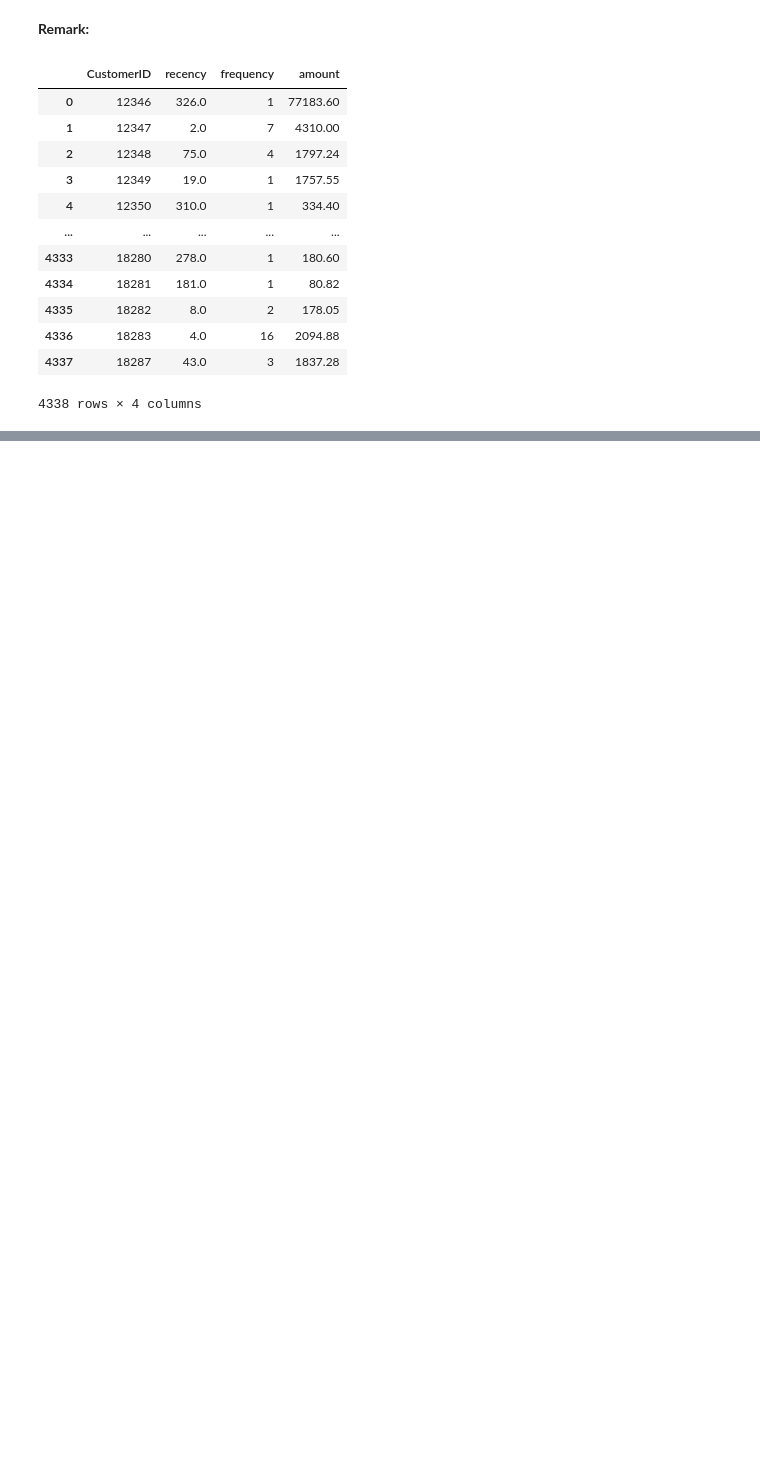
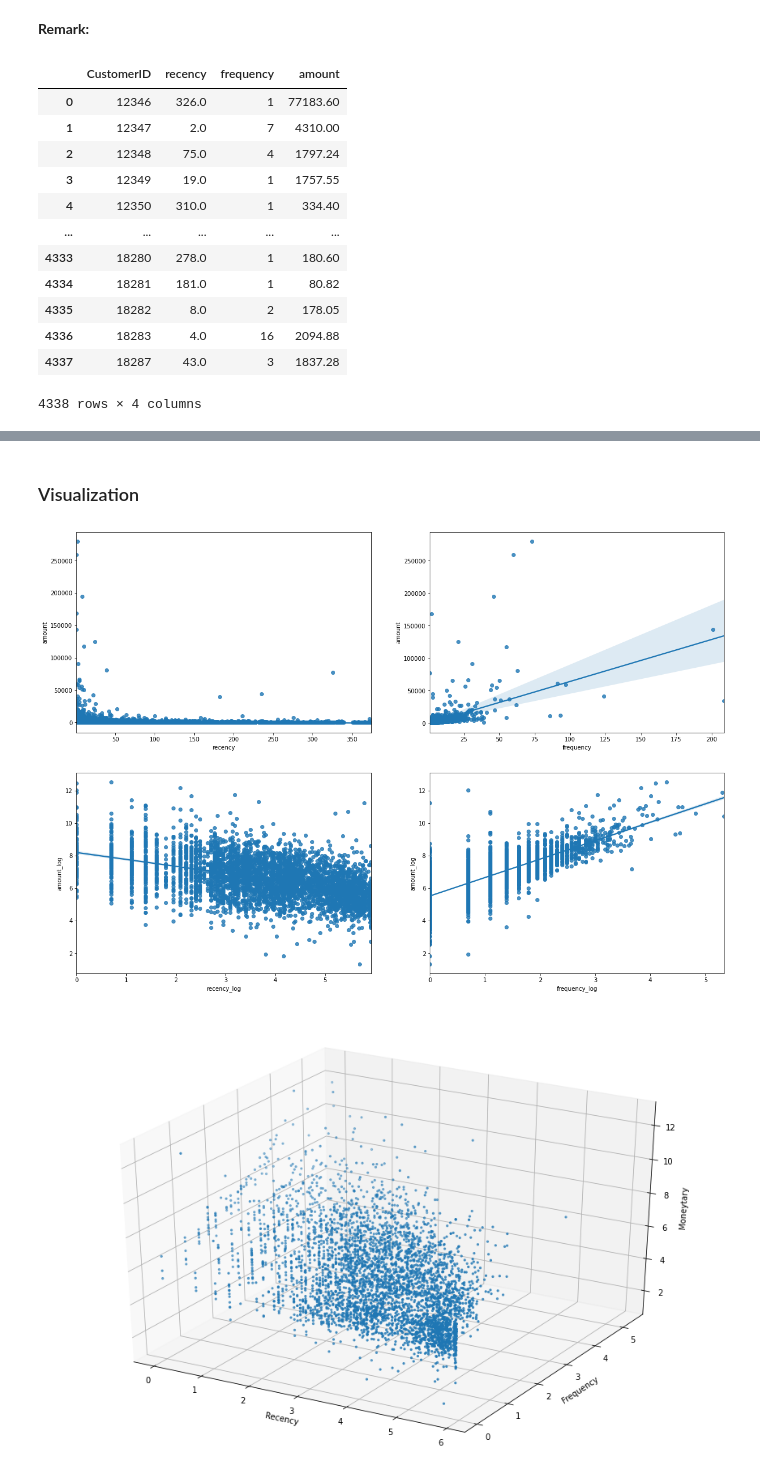
Before and after one commit to HanDuyNguyen/Data-Science-Projects, a Jupyter notebook: Machine Learning for Retails/market-segmentation.ipynb, the cells around one changed output, grey strips where cells are left out. Drawn from its saved outputs; the diff is of its cells as text; code cells hidden in the pictures; blank space fills up the shorter version.

```diff
--- a/Machine Learning for Retails/market-segmentation.ipynb
+++ b/Machine Learning for Retails/market-segmentation.ipynb
@@ -625,0 +611,5 @@ customer_history_df
+# %%
+customer_history_df['recency_log'] = customer_history_df['recency'].apply(math.log)
+customer_history_df['frequency_log'] = customer_history_df['frequency'].apply(lambda x: math.log(x))
+customer_history_df['amount_log'] = customer_history_df['amount'].apply(lambda x: math.log(x))
+customer_history_df
@@ -625,0 +648,29 @@ customer_history_df
+# %% [markdown]
+### Visualization
+# %%
+fig = plt.figure(figsize = (20,14))
+f1 = fig.add_subplot(221)
+sns.regplot(x = 'recency', y = 'amount', data = customer_history_df)
+f1 = fig.add_subplot(222)
+sns.regplot(x = 'frequency', y = 'amount', data = customer_history_df)
+f1 = fig.add_subplot(223)
+sns.regplot(x = 'recency_log', y = 'amount_log', data = customer_history_df)
+f1 = fig.add_subplot(224)
+sns.regplot(x = 'frequency_log', y = 'amount_log', data = customer_history_df)
+
+fig = plt.figure(figsize = (15,10))
+ax = fig.add_subplot(111, projection  = '3d')
+
+x = customer_history_df.recency_log
+y = customer_history_df.frequency_log
+z = customer_history_df.amount_log
+
+ax.scatter(x, y, z, s = 5)
+ax.set_xlabel('Recency')
+ax.set_ylabel('Frequency')
+ax.set_zlabel('Moneytary')
+
+plt.show()
+# %% [output]
+[figure, added]
+[figure, added]
```
Also changed, not shown: parts of 15 cells of this notebook.
